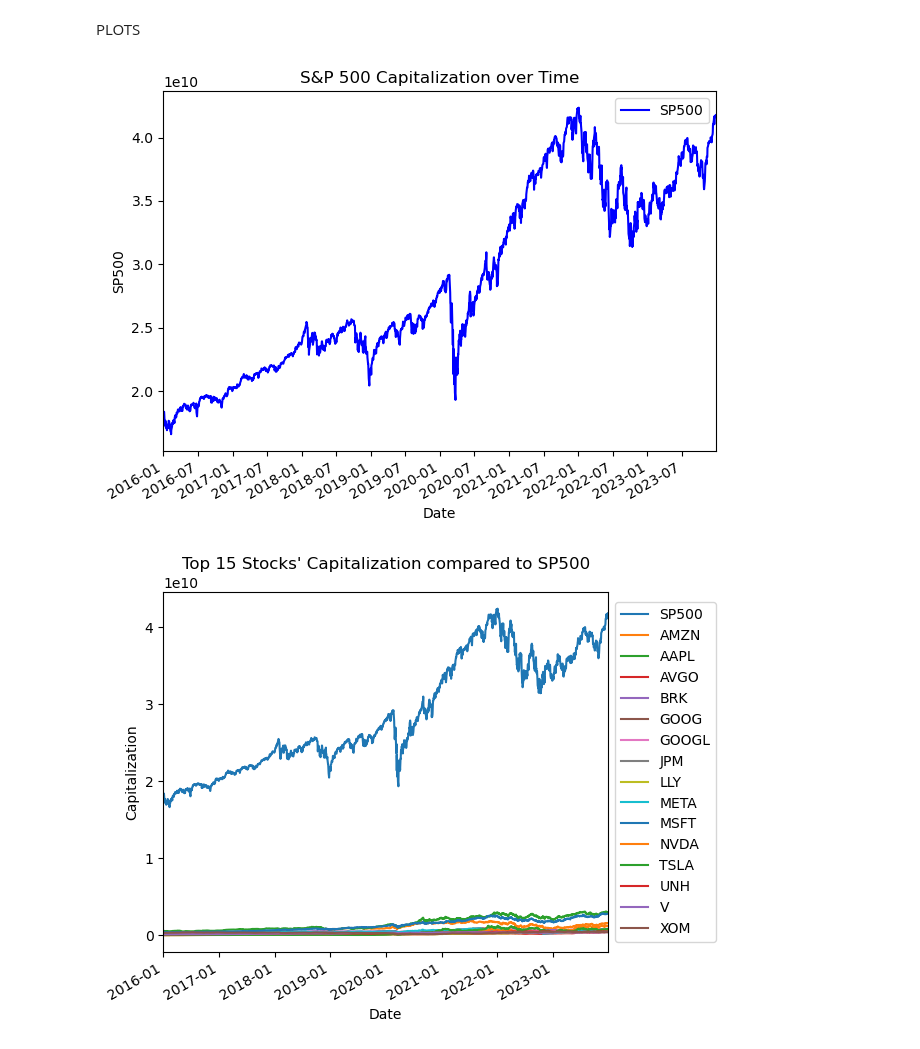
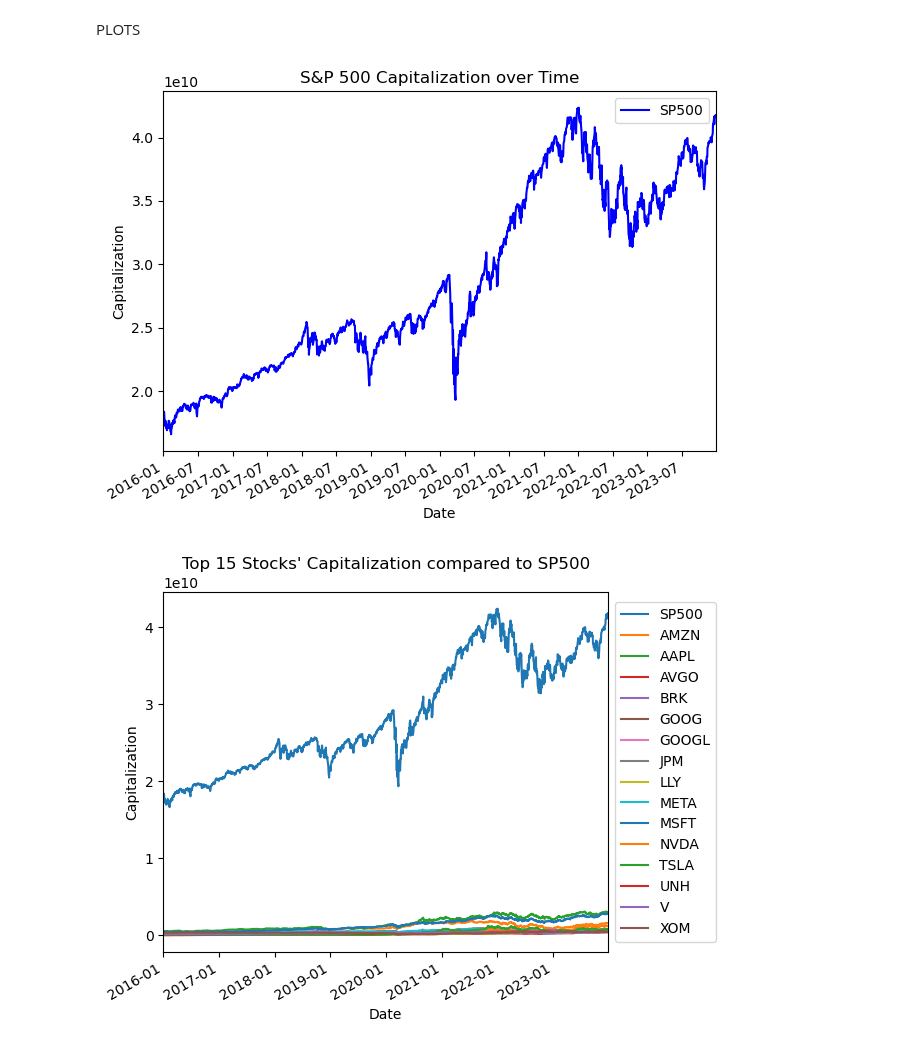
Before and after one commit to hosseinabadi/Realized-Volatility-Prediction, a Jupyter notebook: 1_market_capitalization_weights.ipynb, the cells around one changed output. Saved outputs shown, nothing was run; the diff lists cells and outputs as text; code cells hidden in the pictures.

```diff
--- a/1_market_capitalization_weights.ipynb
+++ b/1_market_capitalization_weights.ipynb
@@ -93,35 +115,35 @@ PLOTS
 # %%
 # Create a Figure and an Axes object
 fig, ax = plt.subplots()
 
 # Plot using datetime data for x-axis
 ax.plot_date(df['date'], df['SP500'], '-', color='blue', label='SP500')
 
 # Set datetime format for x-axis
 ax.xaxis.set_major_formatter(mdates.DateFormatter('%Y-%m'))
 
 # Set datetime ticks using `MonthLocator`
 ax.xaxis.set_major_locator(mdates.MonthLocator(interval=6))
 
 # Set x-axis limits to start from January 2016
 ax.set_xlim(pd.Timestamp('2016-01-01'), df['date'].max())
 
 # Auto-format the date labels
 fig.autofmt_xdate()
 
 # Add a legend
 ax.legend()
 
 # Labeling and titling
 ax.set_xlabel('Date')
-ax.set_ylabel('SP500')
+ax.set_ylabel('Capitalization')
 ax.set_title('S&P 500 Capitalization over Time')
 
 # Display the plot
 plt.tight_layout()
 plt.show()
 # %% [output]
-[figure, old version]
+[figure, new version]
 # %%
 # List of columns to plot
 stocks_and_sp500 = ['SP500', 'AMZN', 'AAPL', 'AVGO', 'BRK', 'GOOG', 'GOOGL', 'JPM', 'LLY', 'META', 'MSFT', 'NVDA', 'TSLA', 'UNH', 'V', 'XOM']
```
Also changed, not shown: parts of 9 cells of this notebook, 5 other files.
